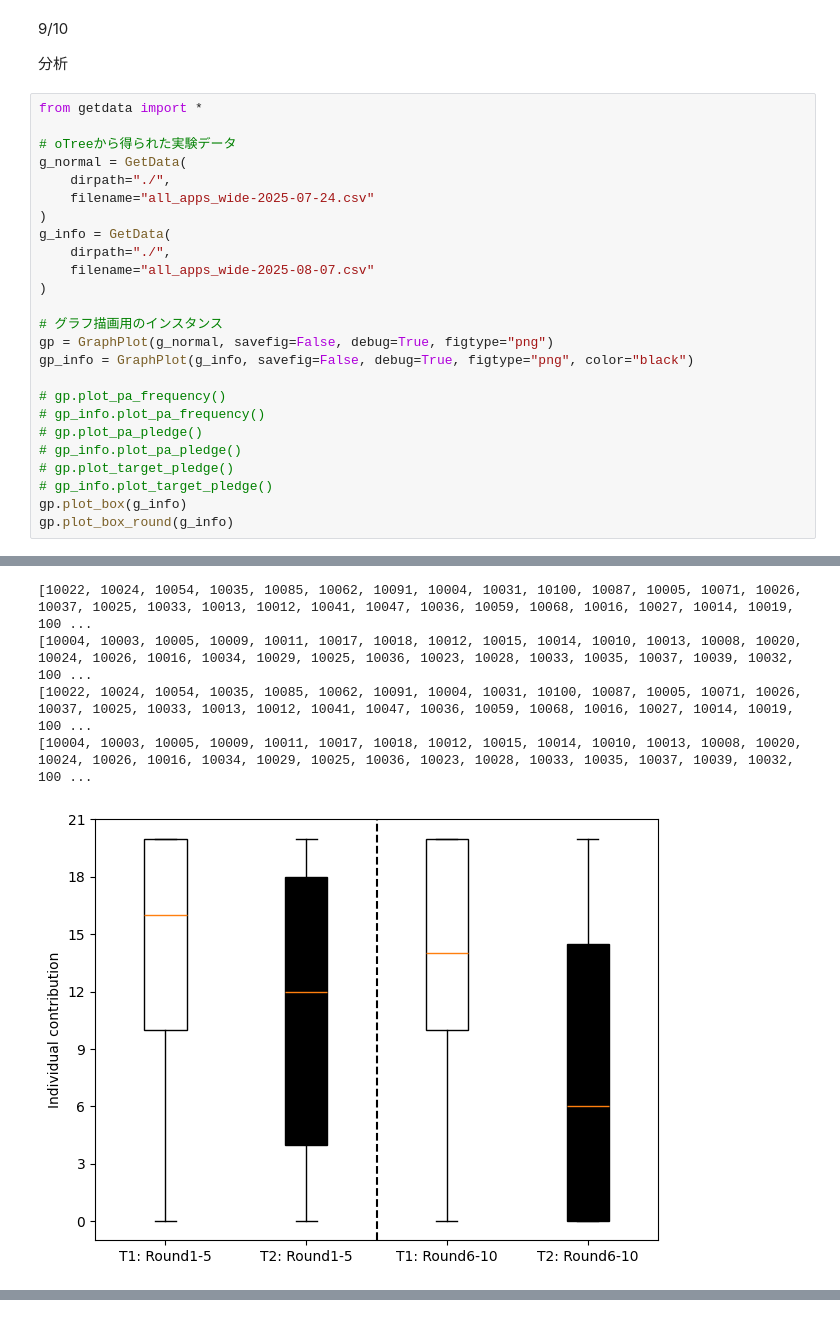
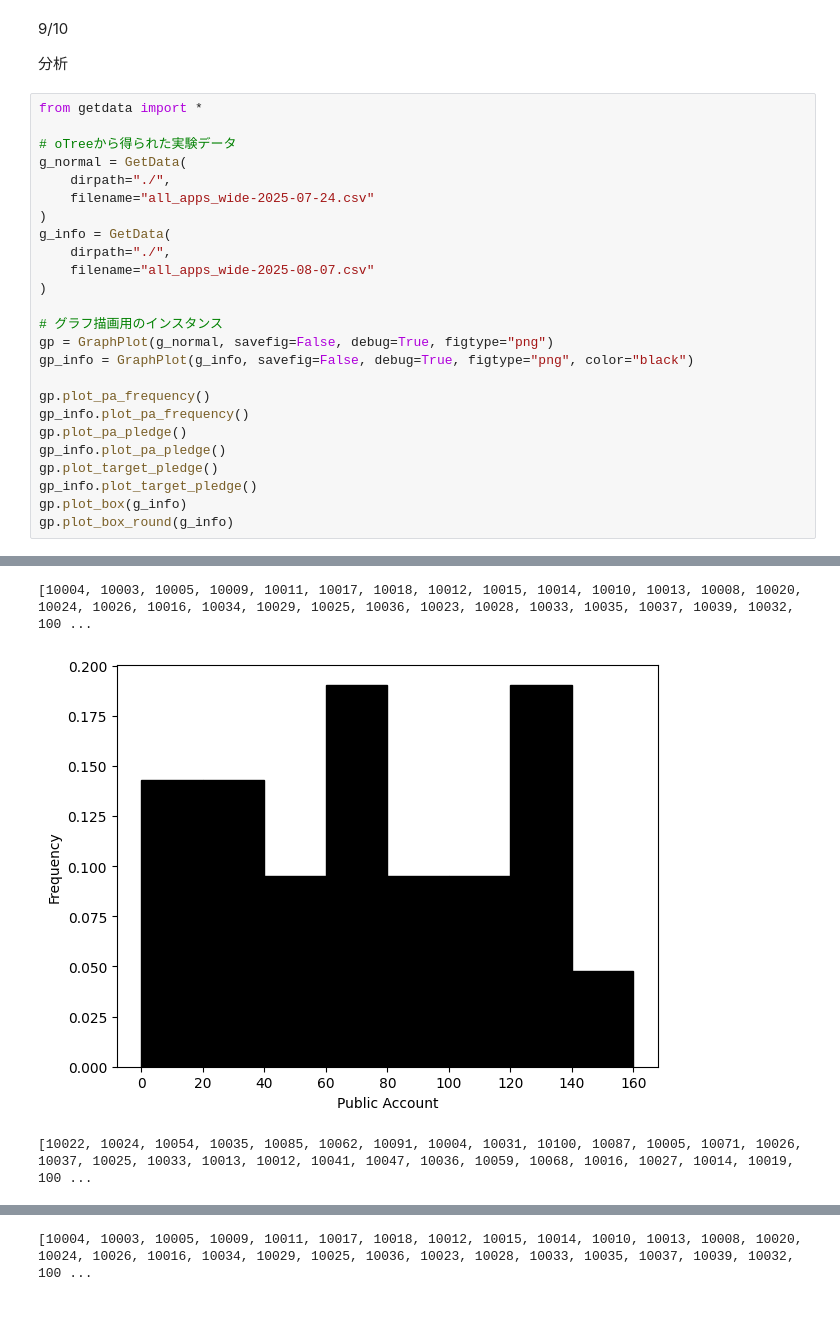
Before and after one commit to yokoyama-ShizuokaUniversity/CRD_DataAnalyse, a Jupyter notebook: getdata.ipynb, the cells around one changed output, grey strips where cells are left out. Saved outputs shown, nothing was run; the diff lists cells and outputs as text.

```diff
--- a/getdata.ipynb
+++ b/getdata.ipynb
@@ -466,12 +466,12 @@ g_info = GetData(
 gp = GraphPlot(g_normal, savefig=False, debug=True, figtype="png")
 gp_info = GraphPlot(g_info, savefig=False, debug=True, figtype="png", color="black")
 
-# gp.plot_pa_frequency()
-# gp_info.plot_pa_frequency()
-# gp.plot_pa_pledge()
-# gp_info.plot_pa_pledge()
-# gp.plot_target_pledge()
-# gp_info.plot_target_pledge()
+gp.plot_pa_frequency()
+gp_info.plot_pa_frequency()
+gp.plot_pa_pledge()
+gp_info.plot_pa_pledge()
+gp.plot_target_pledge()
+gp_info.plot_target_pledge()
 gp.plot_box(g_info)
 gp.plot_box_round(g_info)
 # %% [output]
@@ -482,5 +480,3 @@ gp.plot_box_round(g_info)
-[10022, 10024, 10054, 10035, 10085, 10062, 10091, 10004, 10031, 10100, 10087, 10005, 10071, 10026, 10037, 10025, 10033, 10013, 10012, 10041, 10047, 10036, 10059, 10068, 10016, 10027, 10014, 10019, 100 ...
 [10004, 10003, 10005, 10009, 10011, 10017, 10018, 10012, 10015, 10014, 10010, 10013, 10008, 10020, 10024, 10026, 10016, 10034, 10029, 10025, 10036, 10023, 10028, 10033, 10035, 10037, 10039, 10032, 100 ...
-[10022, 10024, 10054, 10035, 10085, 10062, 10091, 10004, 10031, 10100, 10087, 10005, 10071, 10026, 10037, 10025, 10033, 10013, 10012, 10041, 10047, 10036, 10059, 10068, 10016, 10027, 10014, 10019, 100 ...
-[10004, 10003, 10005, 10009, 10011, 10017, 10018, 10012, 10015, 10014, 10010, 10013, 10008, 10020, 10024, 10026, 10016, 10034, 10029, 10025, 10036, 10023, 10028, 10033, 10035, 10037, 10039, 10032, 100 ...
-[figure, old version]
+[figure, new version]
+[10022, 10024, 10054, 10035, 10085, 10062, 10091, 10004, 10031, 10100, 10087, 10005, 10071, 10026, 10037, 10025, 10033, 10013, 10012, 10041, 10047, 10036, 10059, 10068, 10016, 10027, 10014, 10019, 100 ...
@@ -486,0 +484 @@ gp.plot_box_round(g_info)
+[10004, 10003, 10005, 10009, 10011, 10017, 10018, 10012, 10015, 10014, 10010, 10013, 10008, 10020, 10024, 10026, 10016, 10034, 10029, 10025, 10036, 10023, 10028, 10033, 10035, 10037, 10039, 10032, 100 ...
```
Also changed, not shown: parts of 1 cell of this notebook, 1 other file.
